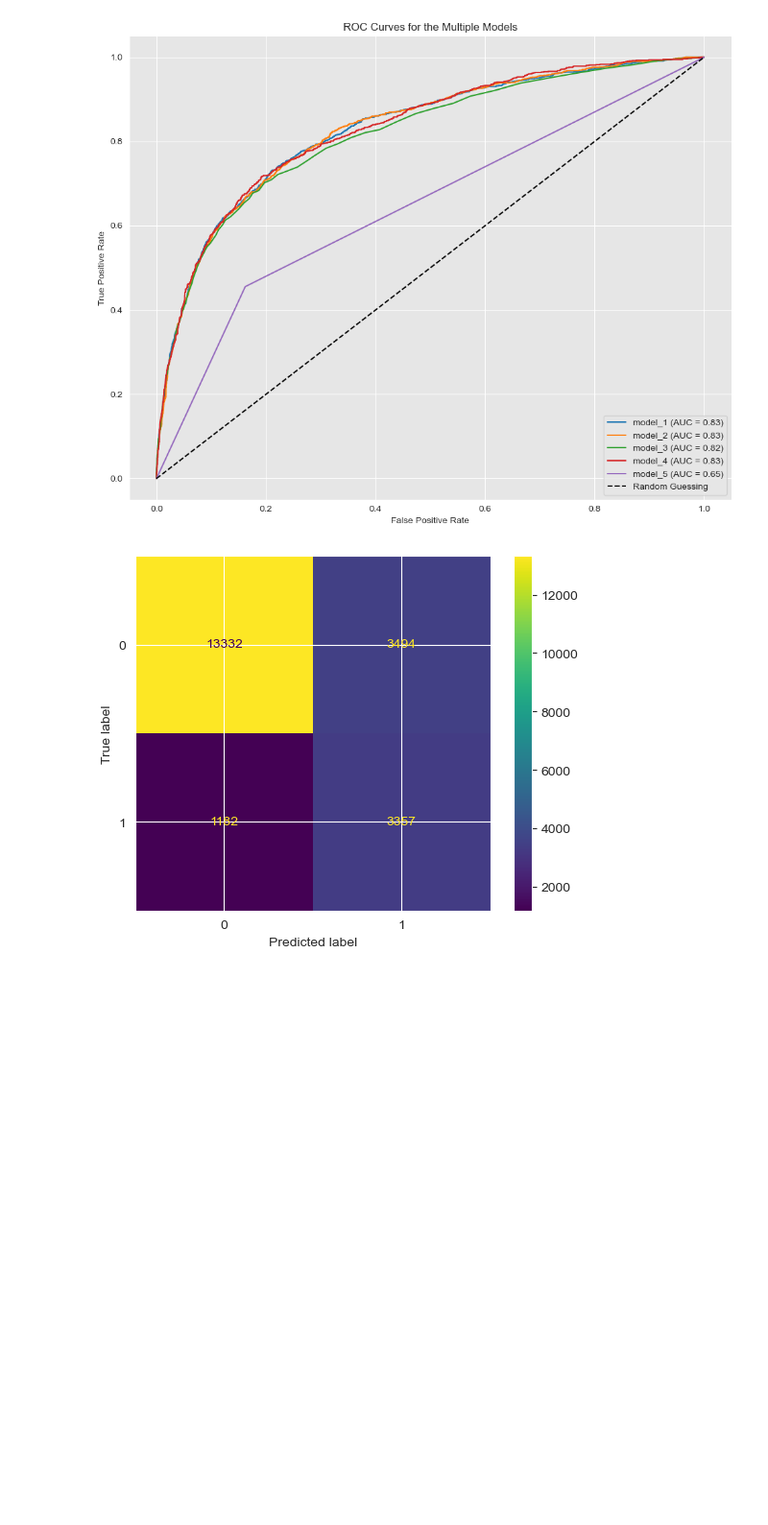
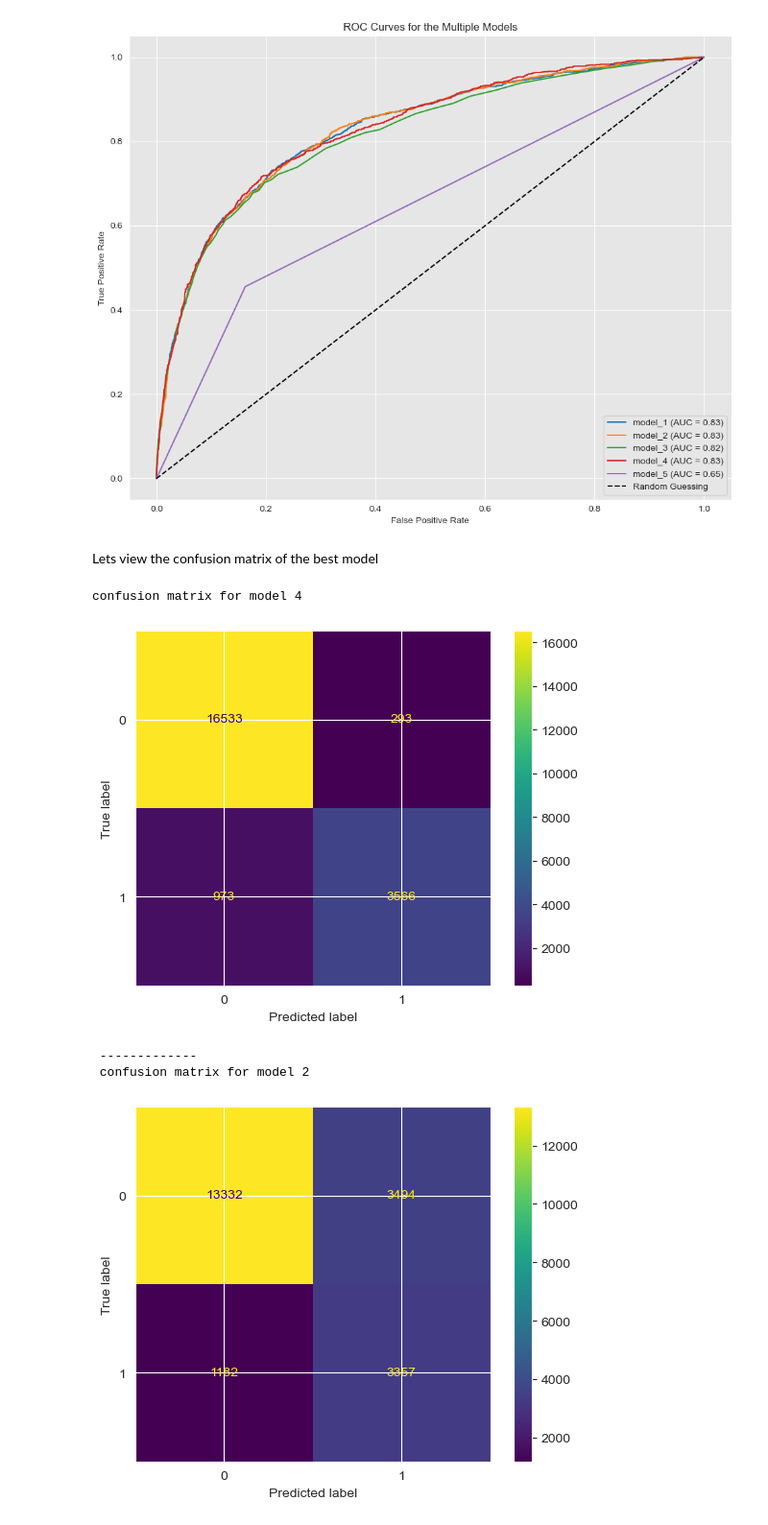
Before and after one commit to jnnjogu/H1N1-influenza, a Jupyter notebook: project.ipynb, the cells around one changed output. Shown at 96% size. Saved outputs shown, nothing was run; the diff lists cells and outputs as text; code cells hidden in the pictures; blank space fills up the shorter version.

```diff
--- a/project.ipynb
+++ b/project.ipynb
@@ -934,23 +849,32 @@ def plot_roc_curves(models_dict, X_test, y_test):
 plot_roc_curves(models, X_test, y_test)
 # %% [output]
 [figure]
+# %% [markdown]
+Lets view the confusion matrix of the best model
 # %%
 
 
 # Create helper function to plot confusion matrix
 def conf_matrix_plot(model, x_data, y_data):
     '''
     Accepts as argument model object, X data , and y data .
     Returns a plot of confusion matrix for predictions on y data.
     '''
     model_pred = model.predict(x_data)
     cm = confusion_matrix(y_data, model_pred, labels=model.classes_)
     disp = ConfusionMatrixDisplay(confusion_matrix=cm,
                              display_labels=model.classes_)
 
     disp.plot()
     plt.show()
 
+print("confusion matrix for model 4")
+conf_matrix_plot(model_4,X_train,y_train)
+print("\n -------------\n confusion matrix for model 2")
 conf_matrix_plot(model_2,X_train,y_train)
 # %% [output]
+confusion matrix for model 4
-[figure, old version]
+[figure, new version]
+ -------------
+ confusion matrix for model 2
+[figure, added]
```
Also changed, not shown: parts of 12 cells of this notebook, 2 other files.
